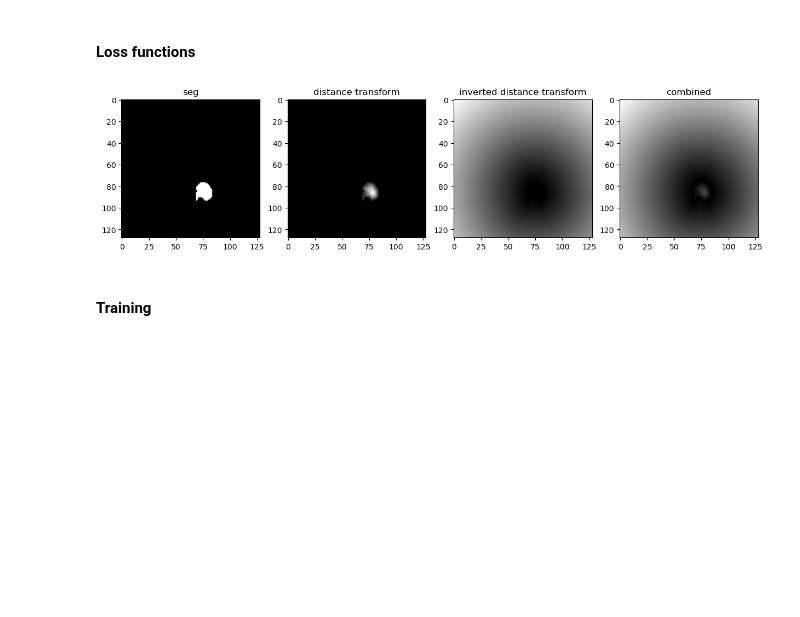
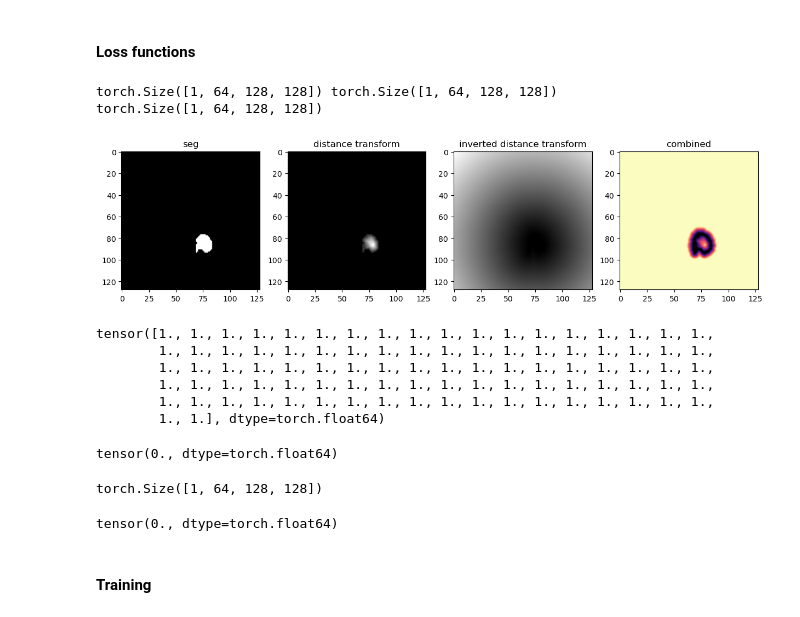
Before and after one commit to kuko6/click-correction, a Jupyter notebook: notebooks/test_nb.ipynb, the cells around one changed output. Saved outputs shown, nothing was run; the diff lists cells and outputs as text; code cells hidden in the pictures; blank space fills up the shorter version.

Commit message:
fixing distance loss

```diff
--- a/notebooks/test_nb.ipynb
+++ b/notebooks/test_nb.ipynb
@@ -56,3 +56,9 @@ print(seg_list)
 ['../data/all/VS-1-30/vs_gk_1/vs_gk_t1_refT2.nii.gz', '../data/all/VS-1-30/vs_gk_10/vs_gk_t1_refT2.nii.gz', '../data/all/VS-1-30/vs_gk_11/vs_gk_t1_refT2.nii.gz', '../data/all/VS-1-30/vs_gk_12/vs_gk_t1 ...
 ['../data/all/VS-1-30/vs_gk_1/vs_gk_t2_refT2.nii.gz', '../data/all/VS-1-30/vs_gk_10/vs_gk_t2_refT2.nii.gz', '../data/all/VS-1-30/vs_gk_11/vs_gk_t2_refT2.nii.gz', '../data/all/VS-1-30/vs_gk_12/vs_gk_t2 ...
 ['../data/all/VS-1-30/vs_gk_1/vs_gk_seg_refT2.nii.gz', '../data/all/VS-1-30/vs_gk_10/vs_gk_seg_refT2.nii.gz', '../data/all/VS-1-30/vs_gk_11/vs_gk_seg_refT2.nii.gz', '../data/all/VS-1-30/vs_gk_12/vs_gk ...
+# %%
+def get_glioma_indices_numpy(mask):
+    first = sorted(np.nonzero((mask == 1))[2])[0]
+    last = sorted(np.nonzero((mask == 1))[2])[-1]
+
+    return first, last
@@ -58,0 +74,9 @@ print(seg_list)
+# %%
+depths = []
+for i, (t1_path, t2_path, seg_path) in enumerate(zip(t1_list, t2_list, seg_list)):
+    seg = nib.load(seg_path).get_fdata()
+    first, last = get_glioma_indices_numpy(seg)
+    depths.append(last - first)
+
+    if i % 10 == 0:
+        print(i)
@@ -158,7 +189,7 @@ class MRIDataset(Dataset):
         fg_clicks = np.zeros_like(mask)
         border_clicks = np.zeros_like(mask)
         for slice in range(first, last):
-            erosion_kernel = cv2.getStructuringElement(shape=cv2.MORPH_ELLIPSE, ksize=(5, 5))
+            erosion_kernel = cv2.getStructuringElement(shape=cv2.MORPH_ELLIPSE, ksize=(3, 3))
             dilatation_kernel = cv2.getStructuringElement(shape=cv2.MORPH_ELLIPSE, ksize=(17, 17))
             eroded_seg = cv2.erode(mask[slice,:,:], kernel=erosion_kernel)
             dilated_seg = cv2.dilate(mask[slice,:,:,], kernel=dilatation_kernel, iterations=4)
@@ -894,23 +922,33 @@ import scipy
 # %%
 data = MRIDataset([t1_list[0]], [t2_list[0]], [seg_list[0]], (64, 128, 128), gen_clicks=True)
 img, seg, clicks = data[0]
 slice = 20
 
+clicks = clicks.unsqueeze(0)
+print(seg.shape, clicks.shape)
+
 # b_dst = cv2.distanceTransform(seg[:,:,slice].astype('uint8'), cv2.DIST_L2, 0)
 # inverted_dst = cv2.distanceTransform(1-seg[:,:,slice].astype('uint8'), cv2.DIST_L2, 0)
 
-b_dst = scipy.ndimage.distance_transform_edt(seg)
-inverted_dst = scipy.ndimage.distance_transform_edt(1-seg)
+b_dst = torch.tensor(scipy.ndimage.distance_transform_edt(seg))
+inverted_dst = torch.tensor(scipy.ndimage.distance_transform_edt(1-seg))
+combined = b_dst + inverted_dst
+
+# thresholding
+combined[combined > torch.max(b_dst)] = torch.max(b_dst)
+print(combined.shape)
 
 fig, (ax1, ax2, ax3, ax4) = plt.subplots(1, 4, figsize = (15, 10))
 ax1.imshow(seg[0,slice,:,:], cmap = 'gray')
 ax1.set_title('seg')
 ax2.imshow(b_dst[0,slice,:,:], cmap='gray')
 ax2.set_title('distance transform')
 ax3.imshow(inverted_dst[0,slice,:,:], cmap='gray')
 ax3.set_title('inverted distance transform')
-ax4.imshow((b_dst + inverted_dst/np.max(b_dst))[0,slice,:,:], cmap='gray')
+ax4.imshow(combined[0,slice,:,:], cmap='magma')
 ax4.set_title('combined')
 plt.show()
 # %% [output]
+torch.Size([1, 64, 128, 128]) torch.Size([1, 64, 128, 128])
+torch.Size([1, 64, 128, 128])
-[figure, old version]
+[figure, new version]
@@ -918,0 +955,15 @@ torch.mean()
+# %%
+a = torch.where(clicks > 0, True, False)
+combined[a]
+# %% [output]
+tensor([1., 1., 1., 1., 1., 1., 1., 1., 1., 1., 1., 1., 1., 1., 1., 1., 1., 1.,
+        1., 1., 1., 1., 1., 1., 1., 1., 1., 1., 1., 1., 1., 1., 1., 1., 1., 1.,
+        1., 1., 1., 1., 1., 1., 1., 1., 1., 1., 1., 1., 1., 1., 1., 1., 1., 1.,
+        1., 1., 1., 1., 1., 1., 1., 1., 1., 1., 1., 1., 1., 1., 1., 1., 1., 1.,
+        1., 1., 1., 1., 1., 1., 1., 1., 1., 1., 1., 1., 1., 1., 1., 1., 1., 1.,
+        1., 1.], dtype=torch.float64)
+# %%
+dst_loss = torch.mean(1 - combined[a])
+dst_loss
+# %% [output]
+tensor(0., dtype=torch.float64)
@@ -919,3 +988,9 @@ torch.mean()
+# %%
+ls = DistanceLoss()
+ls(seg, clicks)
+# %% [output]
+torch.Size([1, 64, 128, 128])
+tensor(0., dtype=torch.float64)
 # %%
 def dice_coefficient(y_pred, y_true, eps=1e-6):
   """ computes the dice coeff. for each class by summing over the depth, height, and width """
```
Also changed, not shown: parts of 9 cells of this notebook, 4 other files.
